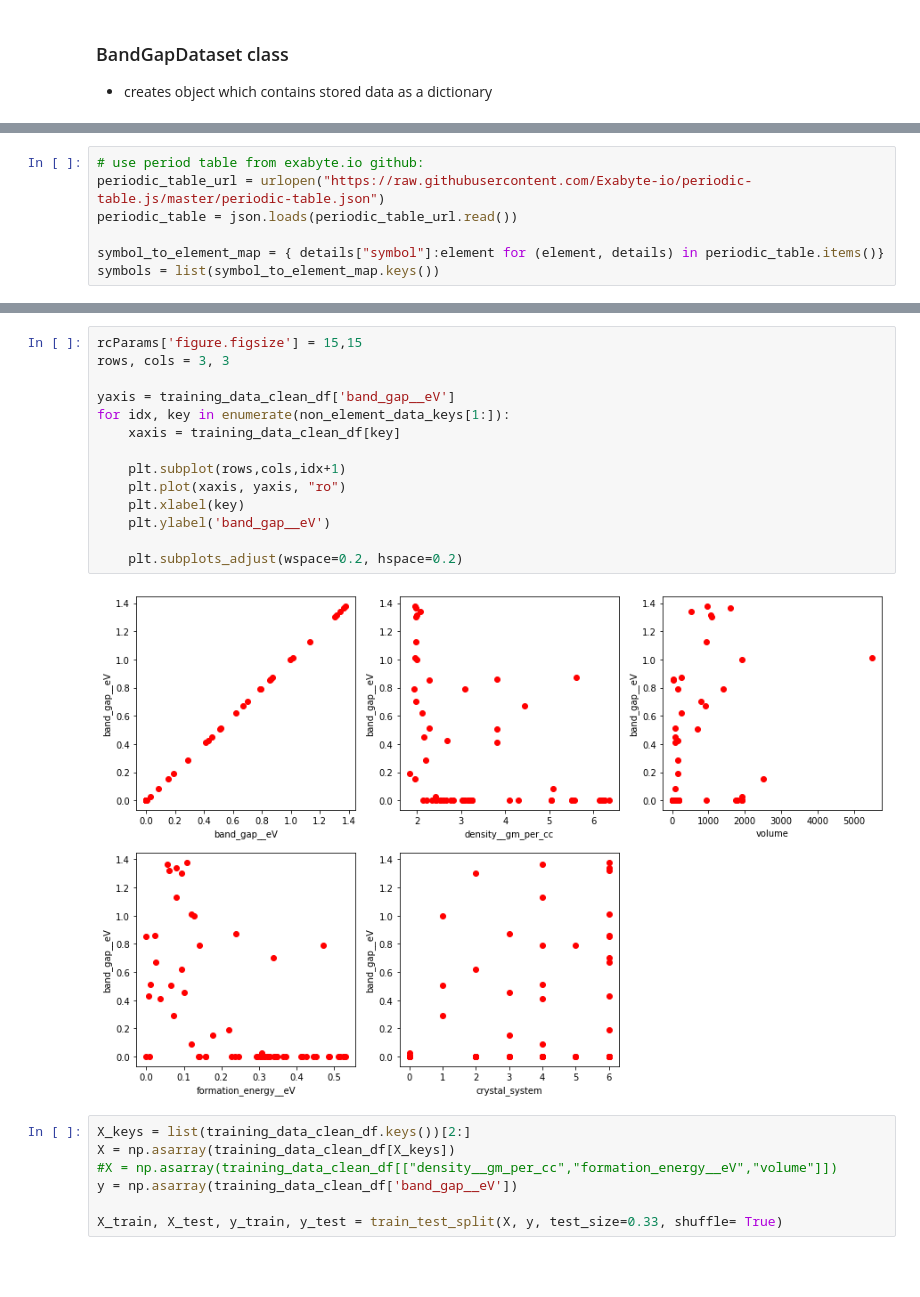
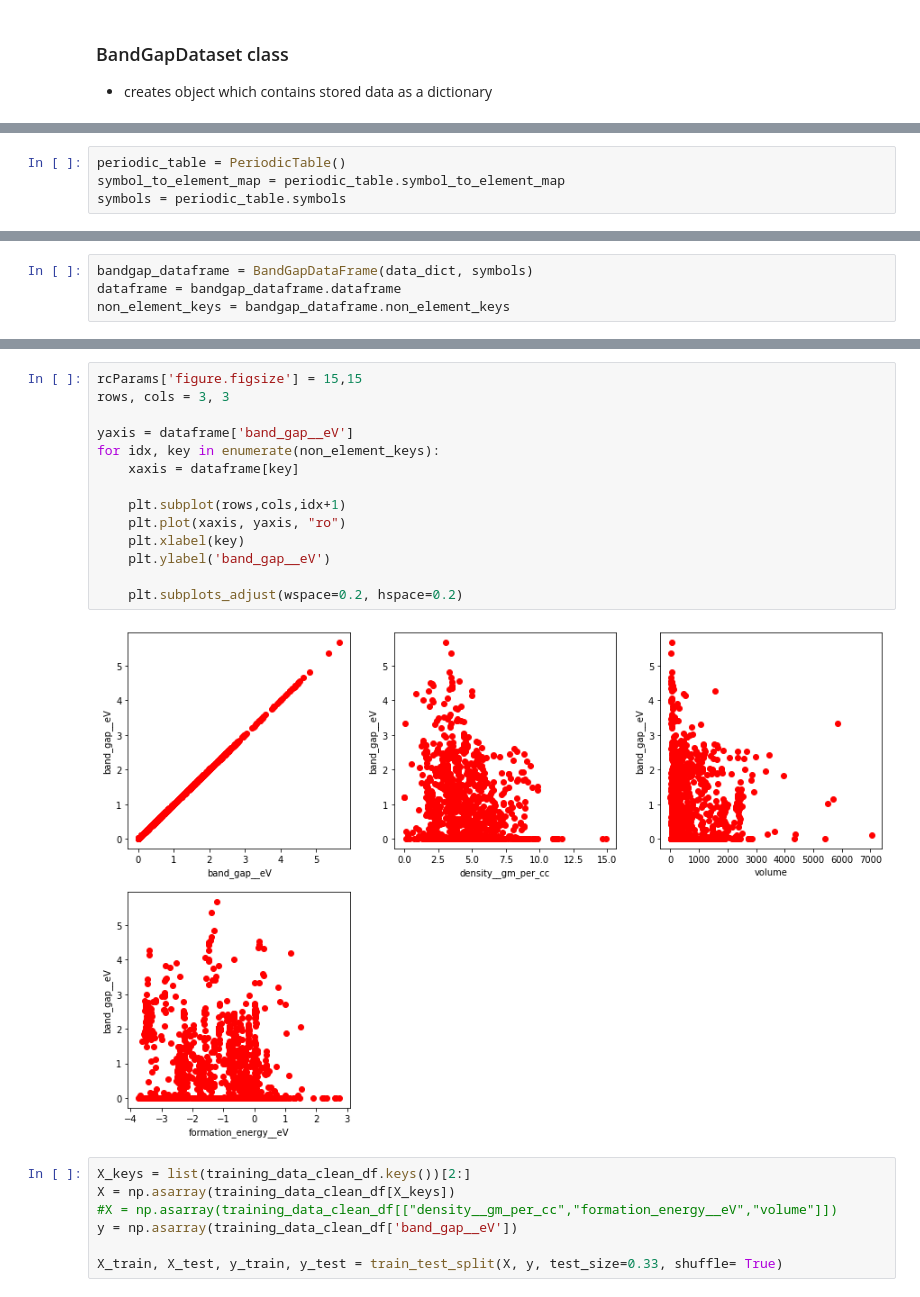
Before and after one commit to Exabyte-io/rewotes, a Jupyter notebook: emripka/ipynb/model_prototyping.ipynb, the cells around one changed output, grey strips where cells are left out. Cells and saved outputs as stored; diff of their text form; blank space fills up the shorter version.

Commit message:
added BandGapDataFrame class to select desired training params for the prediction

```diff
--- a/emripka/ipynb/model_prototyping.ipynb
+++ b/emripka/ipynb/model_prototyping.ipynb
@@ -65 +70,5 @@ data_dict[dataset_IDs[-1]]
+# %%
+periodic_table = PeriodicTable()
+symbol_to_element_map = periodic_table.symbol_to_element_map
+symbols = periodic_table.symbols
 # %% [markdown]
@@ -74,7 +81,0 @@ The dataframe contains the following:
-# %%
-# use period table from exabyte.io github:
-periodic_table_url = urlopen("https://raw.githubusercontent.com/Exabyte-io/periodic-table.js/master/periodic-table.json")
-periodic_table = json.loads(periodic_table_url.read())
-
-symbol_to_element_map = { details["symbol"]:element for (element, details) in periodic_table.items()}
-symbols = list(symbol_to_element_map.keys())
@@ -138 +82,5 @@ training_data_clean_df = pd.DataFrame(training_data_clean)
+# %%
+bandgap_dataframe = BandGapDataFrame(data_dict, symbols)
+dataframe = bandgap_dataframe.dataframe
+non_element_keys = bandgap_dataframe.non_element_keys
 # %%
@@ -148,19 +96,19 @@ training_data_clean_df.sample(5)
 # %%
 rcParams['figure.figsize'] = 15,15
 rows, cols = 3, 3
 
-yaxis = training_data_clean_df['band_gap__eV']
-for idx, key in enumerate(non_element_data_keys[1:]):
-    xaxis = training_data_clean_df[key]
+yaxis = dataframe['band_gap__eV']
+for idx, key in enumerate(non_element_keys):
+    xaxis = dataframe[key]
 
     plt.subplot(rows,cols,idx+1)
     plt.plot(xaxis, yaxis, "ro")
     plt.xlabel(key)
     plt.ylabel('band_gap__eV')
 
     plt.subplots_adjust(wspace=0.2, hspace=0.2)
 # %% [output]
-[figure, old version]
+[figure, new version]
 # %%
 X_keys = list(training_data_clean_df.keys())[2:]
 X = np.asarray(training_data_clean_df[X_keys])
```
Also changed, not shown: parts of 15 cells of this notebook, 2 other files.
